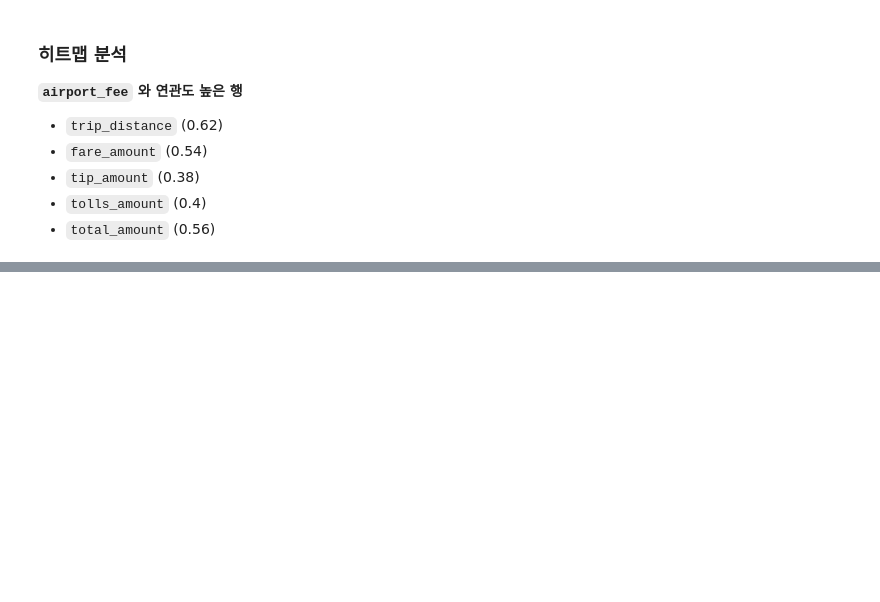
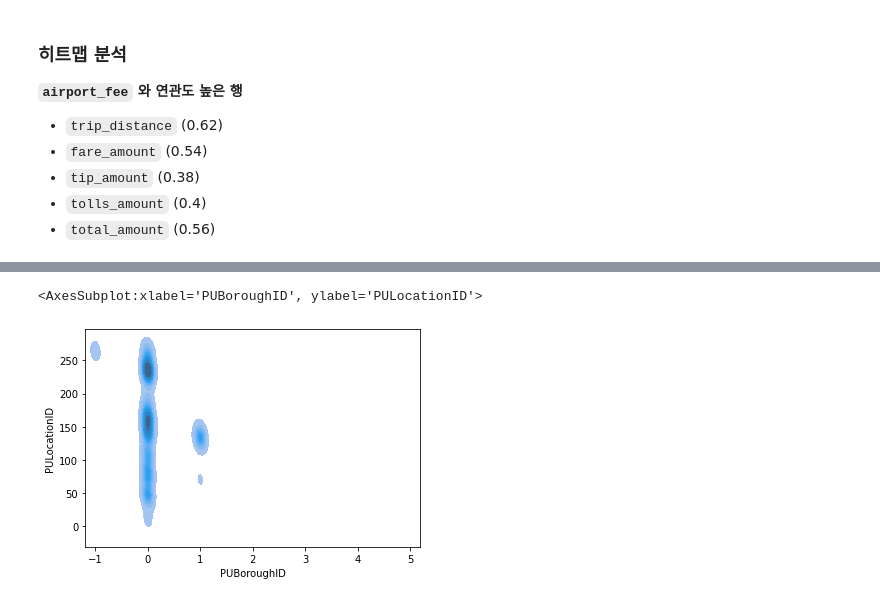
Before and after one commit to 99mini/pyDataTest, a Jupyter notebook: taxi_data_ana.ipynb, the cells around one changed output, grey strips where cells are left out. Saved outputs shown, nothing was run; the diff lists cells and outputs as text; code cells hidden in the pictures; blank space fills up the shorter version.

```diff
--- a/taxi_data_ana.ipynb
+++ b/taxi_data_ana.ipynb
@@ -339,0 +547,5 @@ sns.heatmap(df.corr(), annot = True)
+# %%
+sns.kdeplot(yellow_taxi_JAN_time_n_pos_df['PUBoroughID'], yellow_taxi_JAN_time_n_pos_df['PULocationID'], shade=True)
+# %% [output]
+<AxesSubplot:xlabel='PUBoroughID', ylabel='PULocationID'>
+[figure, added]
```
Also changed, not shown: parts of 35 cells of this notebook, 1 other file.
